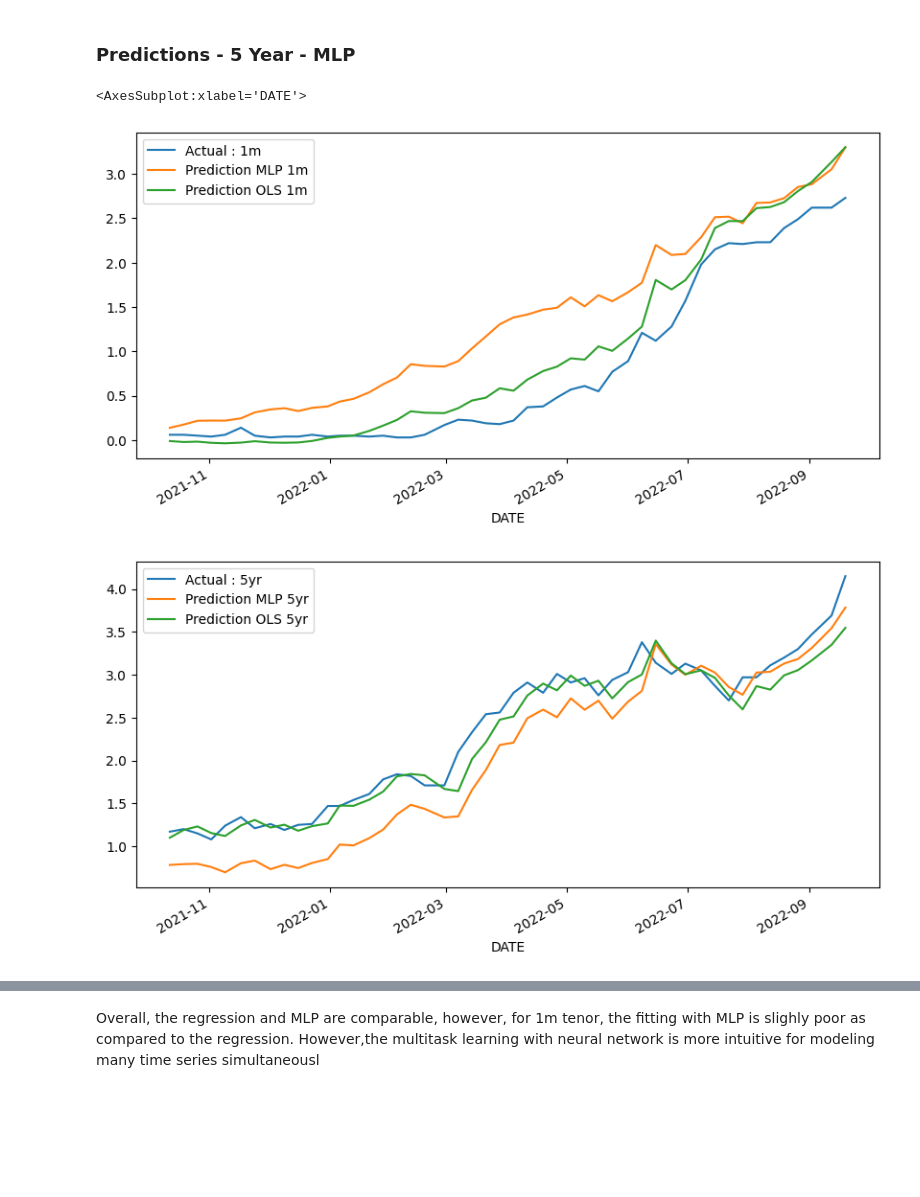
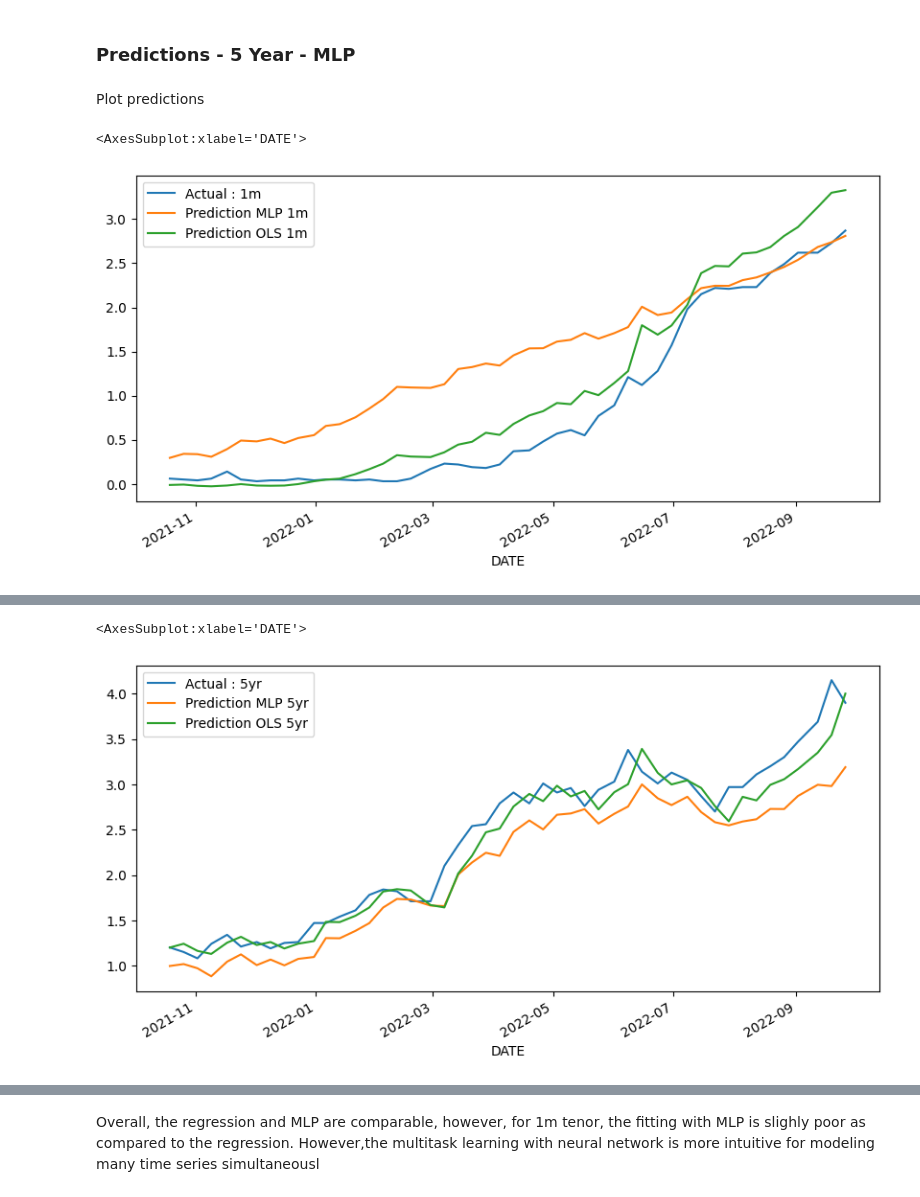
Before and after one commit to will-i-amv-books/ml-and-ds-blueprints-for-finance, a Jupyter notebook: chapter05/Case_Study_4_Yield_Curve_Prediction/YieldCurvePrediction.ipynb, the cells around one changed output, grey strips where cells are left out. Saved outputs shown, nothing was run; the diff lists cells and outputs as text; code cells hidden in the pictures; blank space fills up the shorter version.

```diff
--- a/chapter05/Case_Study_4_Yield_Curve_Prediction/YieldCurvePrediction.ipynb
+++ b/chapter05/Case_Study_4_Yield_Curve_Prediction/YieldCurvePrediction.ipynb
@@ -124,8 +107,4 @@ tsy_tickers = [
     'GFDEBTN', # -- Federal Debt: Total Public Debt ( Millions of Dollars )
     'BAA10Y', # -- Baa Corporate Bond Yield Relative to Yield on 10-Year
 ]
-tsy_data = web.DataReader(tsy_tickers, 'fred').dropna(how='all').ffill()
-tsy_data['FDHBFIN'] = tsy_data['FDHBFIN'] * 1000
-tsy_data['GOV_PCT'] = tsy_data['TREAST'] / tsy_data['GFDEBTN']
-tsy_data['HOM_PCT'] = tsy_data['FYGFDPUN'] / tsy_data['GFDEBTN']
-tsy_data['FOR_PCT'] = tsy_data['FDHBFIN'] / tsy_data['GFDEBTN']
+tsy_data = load_data(tsy_tickers)
@@ -142,3 +111,7 @@ X = dataset.loc[:, x.columns]
+# %%
+return_period = 5
+X, Y = clean_data(tsy_data, return_period)
+dataset = pd.concat([X, Y], axis=1)
 # %%
 dataset.head(2)
 # %% [output]
@@ -425,4 +386,5 @@ params_search = ParamsGridSearch(
 
 )
 search_results = run_grid_search(params_search)
+layer_sizes = search_results.best_params_['hidden_layer_sizes']
 # %% [output]
@@ -473,11 +436,10 @@ train_size = int(len(X) * (1 - validation_size))
 X_train, X_test = X[0:train_size], X[train_size:len(X)]
 Y_train, Y_test = Y[0:train_size], Y[train_size:len(X)]
 
-modelMLP = MLPRegressor(hidden_layer_sizes=(50,))
+modelMLP = MLPRegressor(hidden_layer_sizes=layer_sizes)
 modelOLS = LinearRegression()
 model_MLP = modelMLP.fit(X_train, Y_train)
 model_OLS = modelOLS.fit(X_train, Y_train)
-
 Y_predMLP = pd.DataFrame(
     model_MLP.predict(X_test),
     index=Y_test.index,
@@ -488,38 +450,15 @@ Y_predOLS = pd.DataFrame(
     index=Y_test.index,
     columns=Y_test.columns
 )
+# %% [markdown]
+Plot predictions
 # %%
-# Plot predictions
-
-(
-    pd
-    .DataFrame({
-        'Actual : 1m': Y_test.loc[:, 'DGS1MO_pred'],
-        'Prediction MLP 1m': Y_predMLP.loc[:, 'DGS1MO_pred'],
-        'Prediction OLS 1m': Y_predOLS.loc[:, 'DGS1MO_pred']
-    })
-    .plot(figsize=(10, 5))
-)
-(
-    pd
-    .DataFrame({
-        'Actual : 5yr': Y_test.loc[:, 'DGS5_pred'],
-        'Prediction MLP 5yr': Y_predMLP.loc[:, 'DGS5_pred'],
-        'Prediction OLS 5yr': Y_predOLS.loc[:, 'DGS5_pred']
-    })
-    .plot(figsize=(10, 5))
-
-)
-(
-    pd
-    .DataFrame({
-        'Actual : 30yr': Y_test.loc[:, 'DGS30_pred'],
-        'Prediction MLP 30yr': Y_predMLP.loc[:, 'DGS30_pred'],
-        'Prediction OLS 30yr': Y_predOLS.loc[:, 'DGS30_pred']
-    })
-    .plot(figsize=(10, 5))
-)
+df = pd.DataFrame({
+    'Actual : 1m': Y_test.loc[:, 'DGS1MO_pred'],
+    'Prediction MLP 1m': Y_predMLP.loc[:, 'DGS1MO_pred'],
+    'Prediction OLS 1m': Y_predOLS.loc[:, 'DGS1MO_pred']
+})
+df.plot(figsize=(10, 5))
 # %% [output]
 <AxesSubplot:xlabel='DATE'>
-[figure, old version]
+[figure, new version]
-[figure, removed]
@@ -526,0 +465,10 @@ Y_predOLS = pd.DataFrame(
+# %%
+df = pd.DataFrame({
+    'Actual : 5yr': Y_test.loc[:, 'DGS5_pred'],
+    'Prediction MLP 5yr': Y_predMLP.loc[:, 'DGS5_pred'],
+    'Prediction OLS 5yr': Y_predOLS.loc[:, 'DGS5_pred']
+})
+df.plot(figsize=(10, 5))
+# %% [output]
+<AxesSubplot:xlabel='DATE'>
+[figure, added]
```
Also changed, not shown: parts of 29 cells of this notebook, 1 other file.
